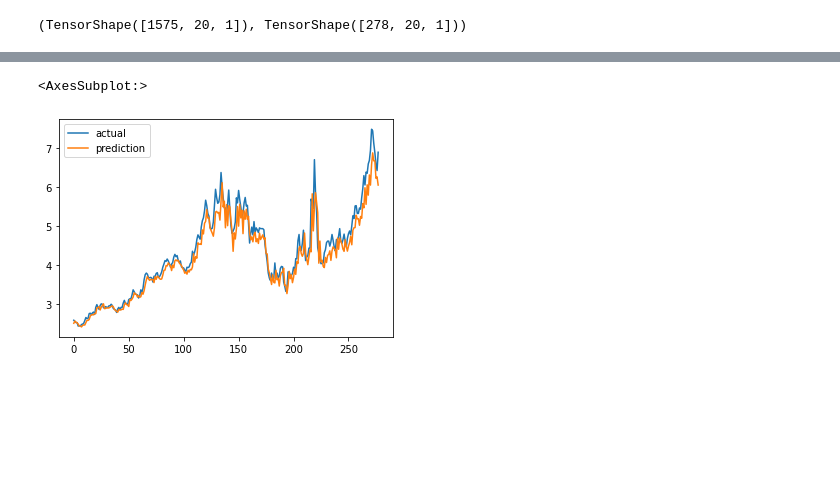
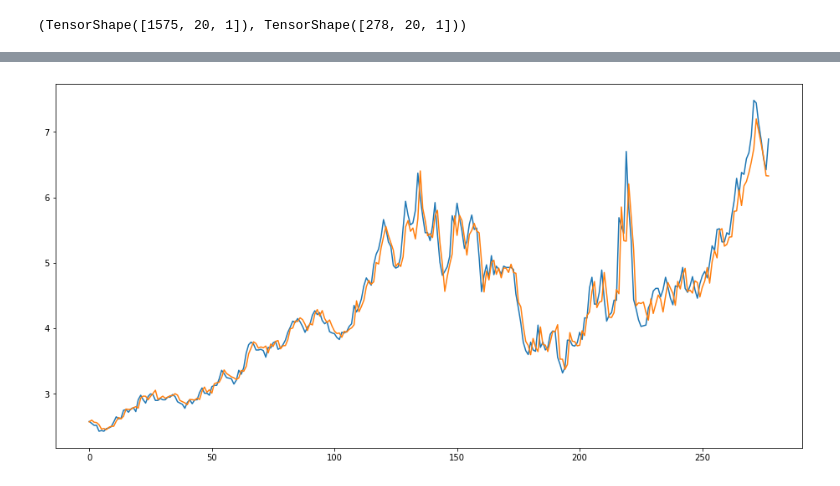
Before and after one commit to rumbleFTW/natural-gas-price-dashboard, a Jupyter notebook: lstm-cnn.ipynb, the cells around one changed output, grey strips where cells are left out. Saved outputs shown, nothing was run; the diff lists cells and outputs as text; code cells hidden in the pictures; blank space fills up the shorter version.

```diff
--- a/lstm-cnn.ipynb
+++ b/lstm-cnn.ipynb
@@ -39,13 +45,18 @@ yTest = yVal[int(SPLIT*len(yVal)):]
 (xTrain.shape, xTest.shape)
 # %% [output]
 (TensorShape([1575, 20, 1]), TensorShape([278, 20, 1]))
+# %%
+def smape(y_true, y_pred):
+    epsilon = 0.1
+    summ = K.maximum(K.abs(y_true) + K.abs(y_pred) + epsilon, 0.5 + epsilon)
+    smape = K.abs(y_pred - y_true) / summ * 2.0
+    return smape
 # %%
 model = tf.keras.Sequential()
 model.add(tf.keras.layers.Conv1D(32, kernel_size=(3), input_shape=(20, 1)))
 model.add(tf.keras.layers.MaxPool1D(pool_size=3, strides=(1), padding='valid'))
-model.add(tf.keras.layers.LSTM(284, return_sequences=True))
+model.add(tf.keras.layers.LSTM(256, return_sequences=True))
 model.add(tf.keras.layers.Flatten())
-model.add(tf.keras.layers.Dense(30))
-model.add(tf.keras.layers.Dense(1))
-model.compile(loss='mean_absolute_error',optimizer=tf.keras.optimizers.Adam(), metrics=['mse', 'mae', 'mape'])
-model.summary()
+model.add(tf.keras.layers.Dense(128, activation='relu'))
+model.add(tf.keras.layers.Dense(1, activation='linear'))
+model.compile(loss='mean_absolute_error',optimizer=tf.keras.optimizers.Adam(), metrics=['mse', 'mae', smape])
@@ -73,3 +63,3 @@ _________________________________________________________________
 # %%
-model.fit(xTrain, yTrain, epochs=25)
+model.fit(xTrain, yTrain, epochs=50)
 # %% [output]
@@ -105,7 +95,8 @@ for item in xTest:
     data.append(model.predict(np.array([item])))
 # %%
 dafr = pd.DataFrame(data={'actual': yTest, 'prediction': [item[0][0] for item in data]})
-dafr.plot()
+plt.figure(figsize=(16, 8))
+plt.plot(dafr)
+plt.show()
 # %% [output]
-<AxesSubplot:>
-[figure, old version]
+[figure, new version]
```
Also changed, not shown: parts of 6 cells of this notebook, 6 other files.
